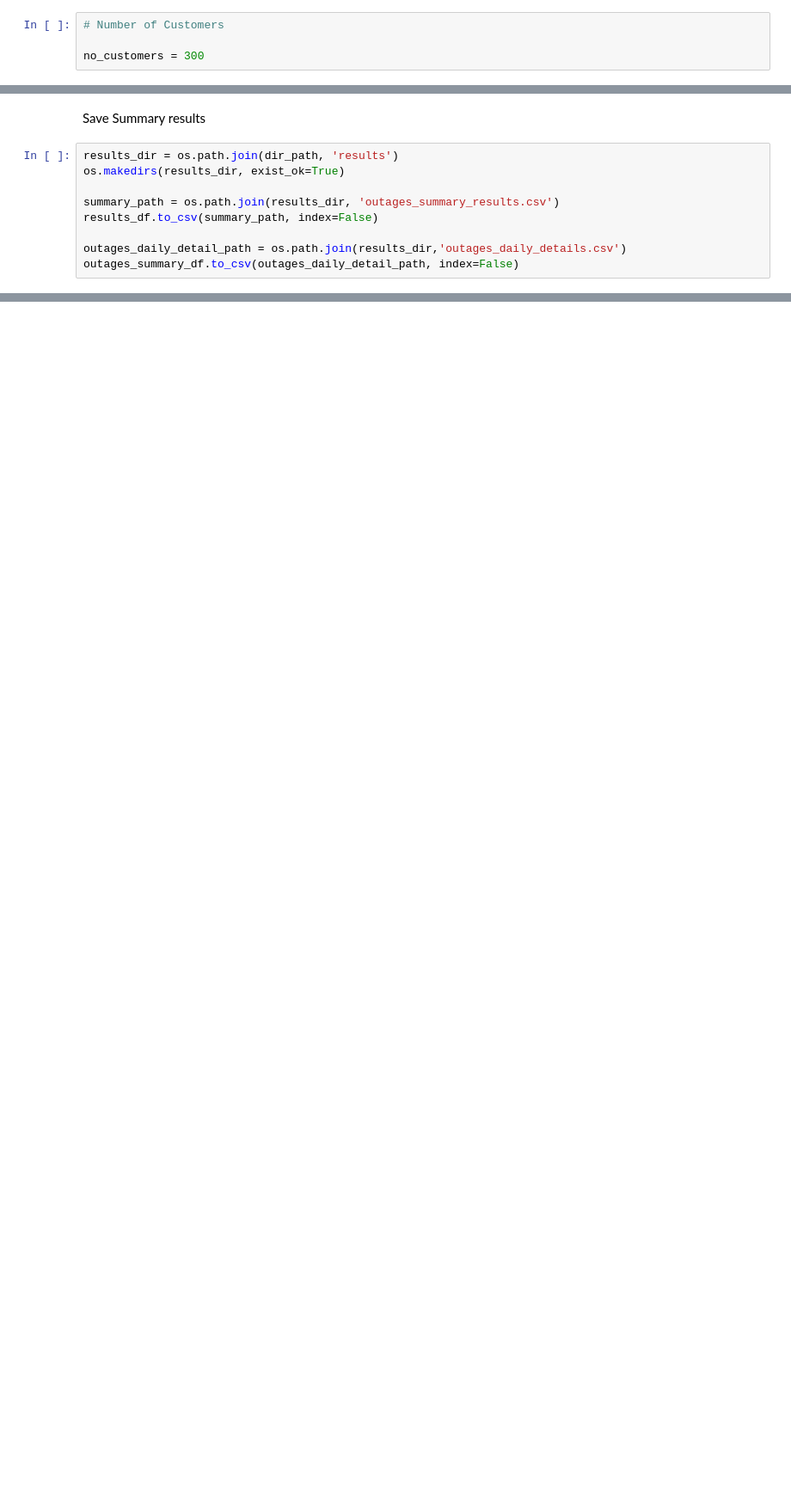
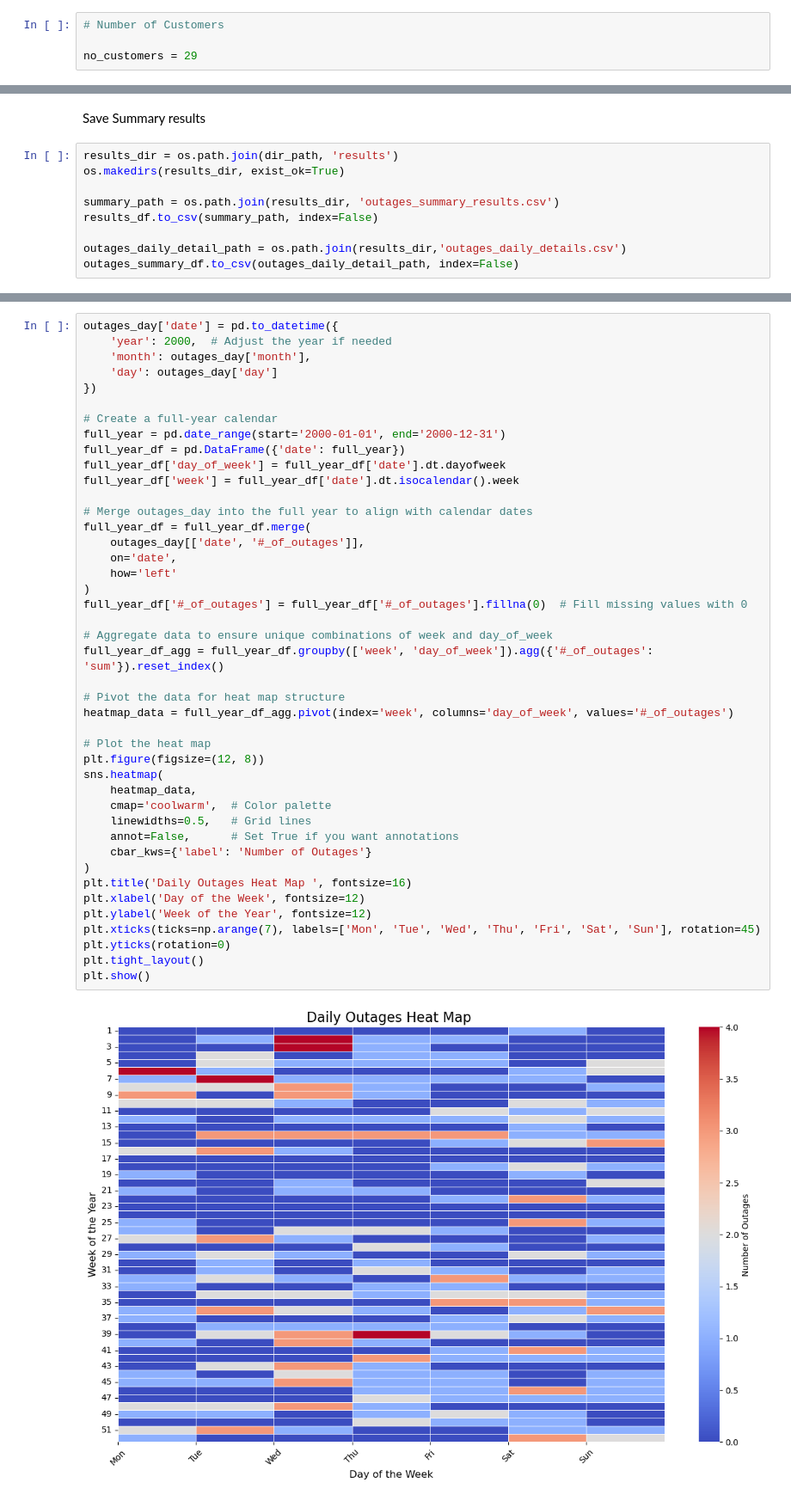
Before and after one commit to npwelsh/8760-Load-Analysis, a Jupyter notebook: 8760_code_multiple_csvs.ipynb, the cells around one changed output, grey strips where cells are left out. Shown at 86% size. Cells and saved outputs as stored; diff of their text form; blank space fills up the shorter version.

Commit message:
Added Sketch for heat map function

```diff
--- a/8760_code_multiple_csvs.ipynb
+++ b/8760_code_multiple_csvs.ipynb
@@ -20,7 +21,7 @@ def count_consecutive_groups(df):
 # %%
 # Number of Customers
 
-no_customers = 300
+no_customers = 29
 # %%
 #load csv file file path
 dir_path = os.path.join(
@@ -159,0 +179,45 @@ outages_summary_df.to_csv(outages_daily_detail_path, index=False)
+# %%
+outages_day['date'] = pd.to_datetime({
+    'year': 2000,  # Adjust the year if needed
+    'month': outages_day['month'],
+    'day': outages_day['day']
+})
+
+# Create a full-year calendar
+full_year = pd.date_range(start='2000-01-01', end='2000-12-31')
+full_year_df = pd.DataFrame({'date': full_year})
+full_year_df['day_of_week'] = full_year_df['date'].dt.dayofweek
+full_year_df['week'] = full_year_df['date'].dt.isocalendar().week
+
+# Merge outages_day into the full year to align with calendar dates
+full_year_df = full_year_df.merge(
+    outages_day[['date', '#_of_outages']],
+    on='date',
+    how='left'
+)
+full_year_df['#_of_outages'] = full_year_df['#_of_outages'].fillna(0)  # Fill missing values with 0
+
+# Aggregate data to ensure unique combinations of week and day_of_week
+full_year_df_agg = full_year_df.groupby(['week', 'day_of_week']).agg({'#_of_outages': 'sum'}).reset_index()
+
+# Pivot the data for heat map structure
+heatmap_data = full_year_df_agg.pivot(index='week', columns='day_of_week', values='#_of_outages')
+
+# Plot the heat map
+plt.figure(figsize=(12, 8))
+sns.heatmap(
+    heatmap_data,
+    cmap='coolwarm',  # Color palette
+    linewidths=0.5,   # Grid lines
+    annot=False,      # Set True if you want annotations
+    cbar_kws={'label': 'Number of Outages'}
+)
+plt.title('Daily Outages Heat Map ', fontsize=16)
+plt.xlabel('Day of the Week', fontsize=12)
+plt.ylabel('Week of the Year', fontsize=12)
+plt.xticks(ticks=np.arange(7), labels=['Mon', 'Tue', 'Wed', 'Thu', 'Fri', 'Sat', 'Sun'], rotation=45)
+plt.yticks(rotation=0)
+plt.tight_layout()
+plt.show()
+# %% [output]
+[figure, added]
```
Also changed, not shown: parts of 4 cells of this notebook.
